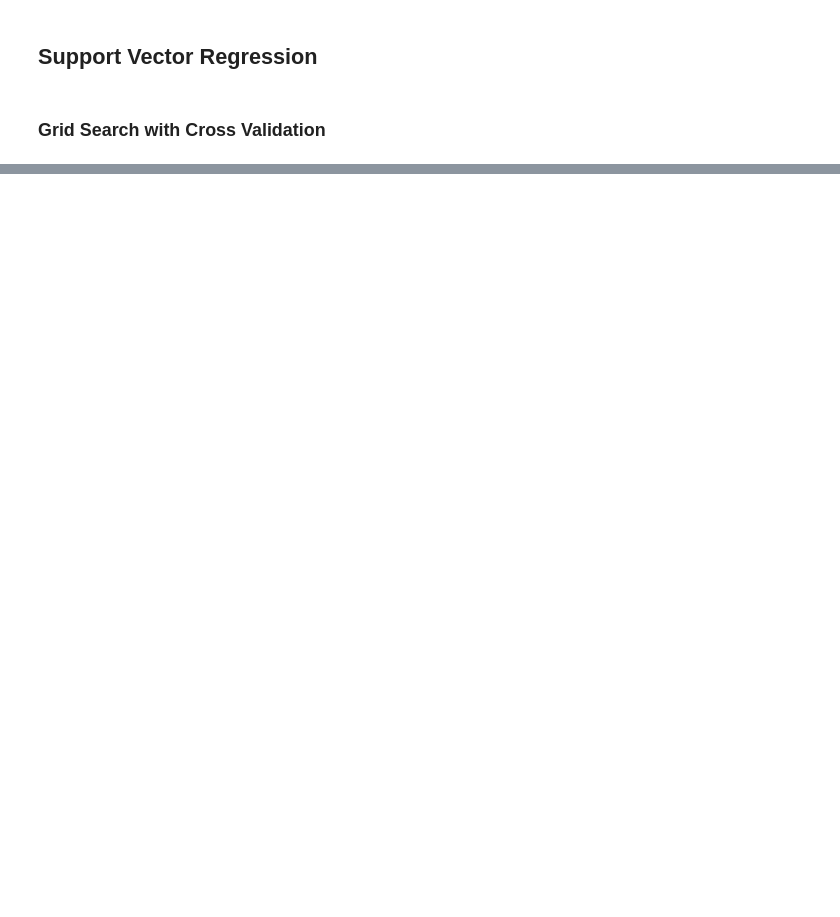
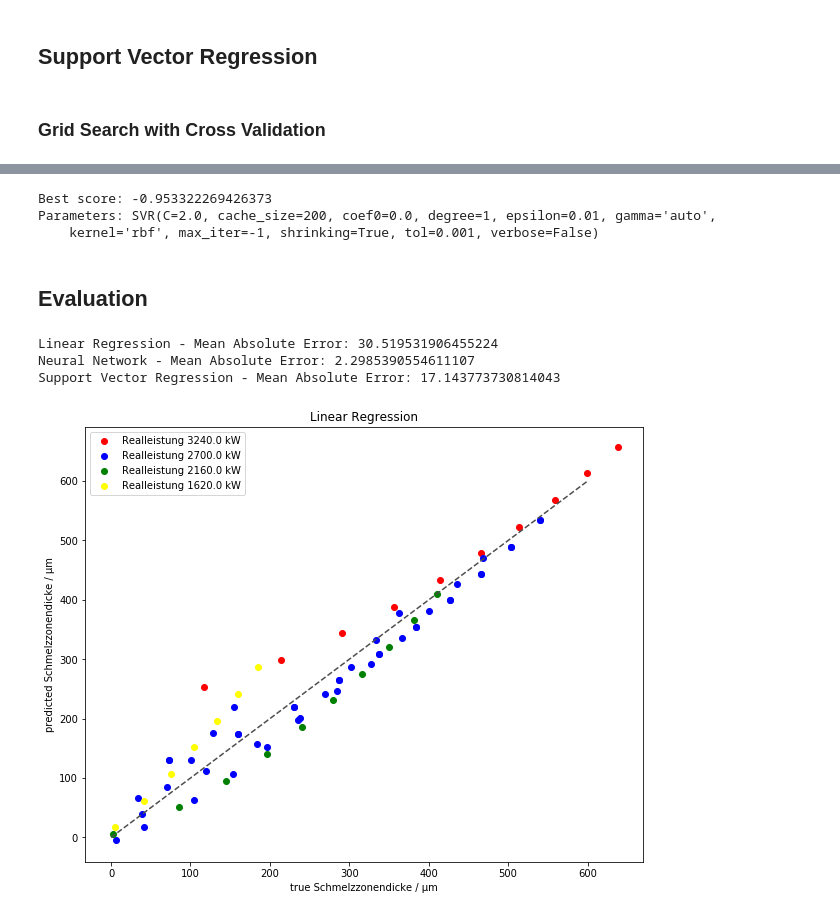
Before and after one commit to tobiasrummelsberger/melting-zone-thickness-prediction, a Jupyter notebook: notebook/SVM_training.ipynb, the cells around one changed output, grey strips where cells are left out. Drawn from its saved outputs; the diff is of its cells as text; code cells hidden in the pictures; blank space fills up the shorter version.

```diff
--- a/notebook/SVM_training.ipynb
+++ b/notebook/SVM_training.ipynb
@@ -178,0 +167,61 @@ plt.show()
+# %%
+from sklearn.neural_network import MLPRegressor
+from sklearn.model_selection import GridSearchCV
+
+param_grid = {'hidden_layer_sizes': [(10,), (10, 25, 20, 5), (100, 50, 25)],
+              'learning_rate': ['constant', 'invscaling', 'adaptive'],
+              'max_iter': [1000],
+              'solver': ['lbfgs', 'sgd', 'adam']
+             }
+
+welding_thickness_grid_search_cv = GridSearchCV(estimator=MLPRegressor(),
+                                                param_grid=param_grid,
+                                                cv=3,
+                                                n_jobs=-1)
+
+welding_thickness_grid_search_cv_fitted = welding_thickness_grid_search_cv.fit(X_train, y_train)
+neural_network = welding_thickness_grid_search_cv_fitted.best_estimator_
+print("Best score:", -welding_thickness_grid_search_cv_fitted.best_score_)
+print("Parameters:", welding_thickness_predictor)
+# %% [output]
+Best score: -0.953322269426373
+Parameters: SVR(C=2.0, cache_size=200, coef0=0.0, degree=1, epsilon=0.01, gamma='auto',
+    kernel='rbf', max_iter=-1, shrinking=True, tol=0.001, verbose=False)
+# %%
+y_pred_nn = neural_network.predict(X_train)
+# %%
+predicted_data = train_data.copy()
+predicted_data['y_pred_linear_regression'] = list(y_scaler.inverse_transform(y_pred_linear_regression))
+predicted_data['y_pred_svr'] = list(y_scaler.inverse_transform(y_pred_svr.reshape(-1,1)))
+predicted_data['y_pred_nn'] = list(y_scaler.inverse_transform(y_pred_nn.reshape(-1,1)))
+predicted_data['y_true'] = list(y_scaler.inverse_transform(y_train))
+# %% [markdown]
+## Evaluation
+# %%
+print("Linear Regression - Mean Absolute Error:", mae(y_pred=predicted_data['y_pred_linear_regression'], y_true=predicted_data['y_true']))
+print("Neural Network - Mean Absolute Error:", mae(y_pred=predicted_data['y_pred_nn'], y_true=predicted_data['y_true']))
+print("Support Vector Regression - Mean Absolute Error:", mae(y_pred=predicted_data['y_pred_svr'], y_true=predicted_data['y_true']))
+# %% [output]
+Linear Regression - Mean Absolute Error: 30.519531906455224
+Neural Network - Mean Absolute Error: 2.2985390554611107
+Support Vector Regression - Mean Absolute Error: 17.143773730814043
+# %%
+fig = plt.figure()
+ax = fig.add_subplot(111)
+color = ['red', 'blue', 'green', 'yellow']
+realleistungen = list(set(train_data['Realleistung']))
+
+i=0
+for realleistung in realleistungen:
+    data = predicted_data[predicted_data['Realleistung']==realleistung]
+    ax.scatter(x=data['y_true'], y=data['y_pred_linear_regression'], c=color[i], label=data['Realleistung'])
+    realleistungen[i] = 'Realleistung ' + str(realleistungen[i]) + ' kW'
+    i+=1
+ax.legend(realleistungen)
+ax.plot([0, 600], [0, 600], ls="--", c=".3")
+plt.title("Linear Regression")
+plt.xlabel("true "+ y)
+plt.ylabel("predicted "+ y)
+plt.show()
+# %% [output]
+[figure, added]
```
Also changed, not shown: parts of 22 cells of this notebook, 1 other file.
